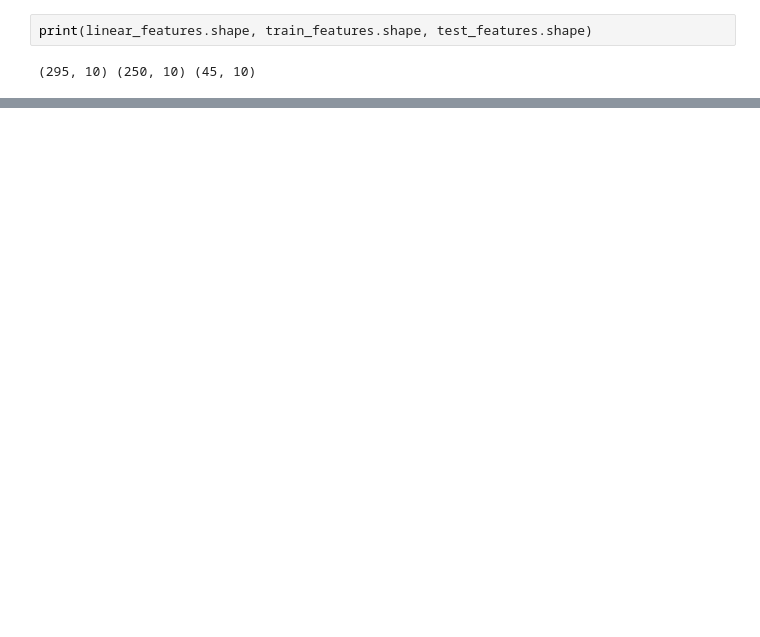
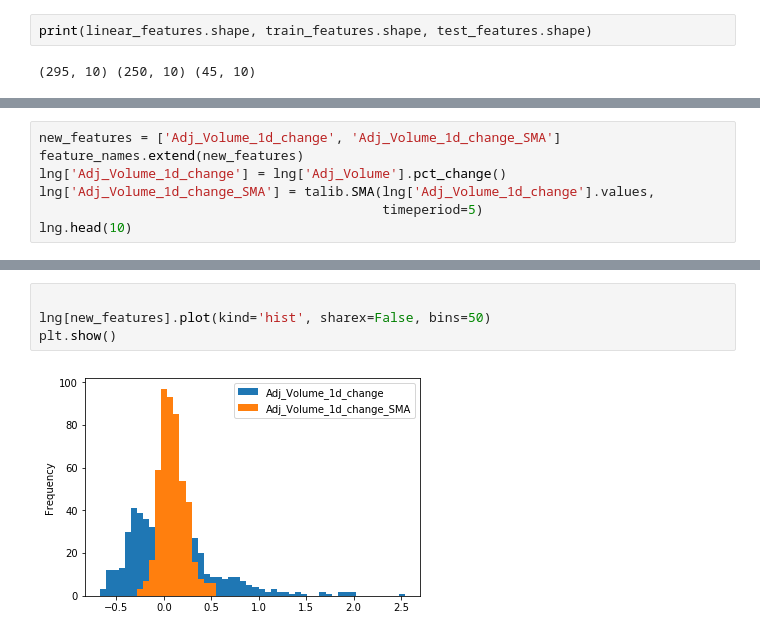
Before and after one commit to thap/machine-learning-finance, a Jupyter notebook: notebooks/Machine_Learning_for_Finance.ipynb, the cells around one changed output, grey strips where cells are left out. Saved outputs shown, nothing was run; the diff lists cells and outputs as text; blank space fills up the shorter version.

```diff
--- a/notebooks/Machine_Learning_for_Finance.ipynb
+++ b/notebooks/Machine_Learning_for_Finance.ipynb
@@ -263,0 +307,7 @@ strong multicollinearity or other numerical problems.
+# %%
+new_features = ['Adj_Volume_1d_change', 'Adj_Volume_1d_change_SMA']
+feature_names.extend(new_features)
+lng['Adj_Volume_1d_change'] = lng['Adj_Volume'].pct_change()
+lng['Adj_Volume_1d_change_SMA'] = talib.SMA(lng['Adj_Volume_1d_change'].values,
+                                            timeperiod=5)
+lng.head(10)
@@ -263,0 +327,6 @@ strong multicollinearity or other numerical problems.
+# %%
+
+lng[new_features].plot(kind='hist', sharex=False, bins=50)
+plt.show()
+# %% [output]
+[figure, added]
```
Also changed, not shown: parts of 36 cells of this notebook.
